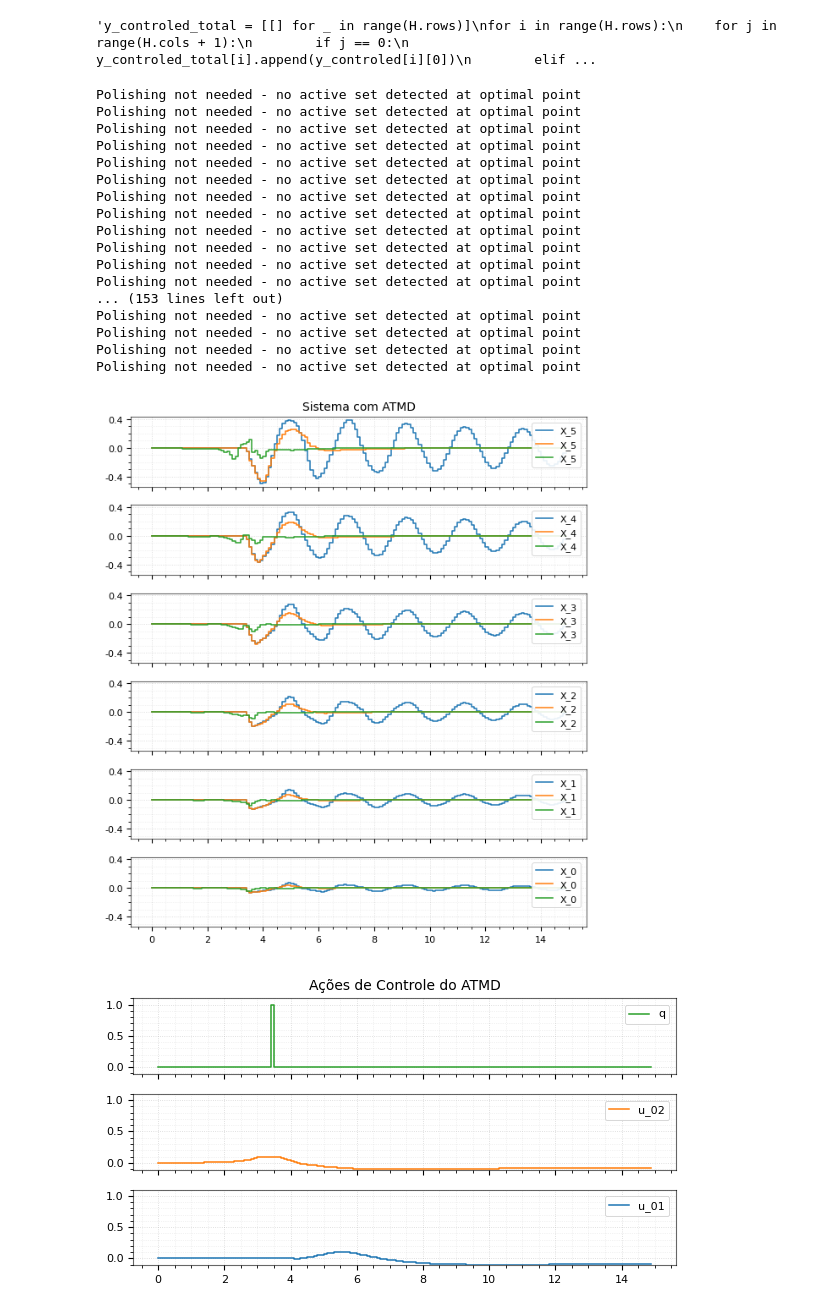
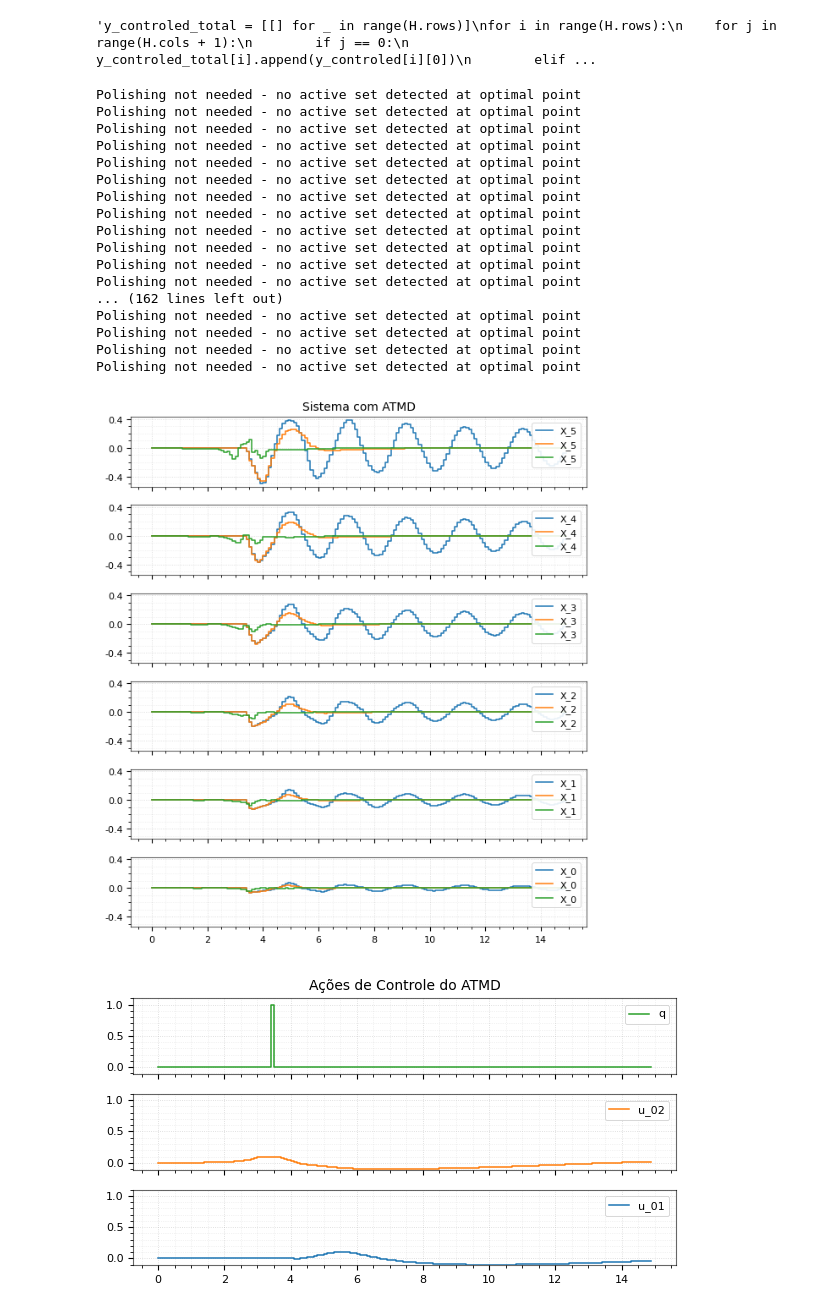
Before and after one commit to AlisonTristao/renovaveis, a Jupyter notebook: model.ipynb, the cells around one changed output. Cells and saved outputs as stored; diff of their text form; code cells hidden in the pictures.

```diff
--- a/model.ipynb
+++ b/model.ipynb
@@ -763,7 +763,7 @@ plot(time, y_controled, "Resposta forçada - CARIMA", cols_name)'''
 N_u = 30
 N_y = 30
 
-alpha_list = 0.0
+alpha_list = 0.01
 R_list = np.eye(N_u) * alpha_list
 Q_list = np.eye(N_y * n_node)
 delta_arr = [0.1**i for i in range(n_node)]
@@ -832,8 +832,8 @@ u_arr = [[[[], "u_01", 'C0', None]],
          [[[], "u_02", 'C1', None]],
          [[[], "q", 'C2', None]]]
 
-plant_arr_01 = []
-plant_arr_02 = []
+plant_arr_1 = []
+plant_arr_2 = []
 plant_arr_ma = []
 
 for i in range(H.rows):
@@ -842,11 +842,11 @@ for i in range(H.rows):
 
     # controle sem feedfoward
     plant_ij = Plant(H_u, H_q)
-    plant_arr_01.append(plant_ij)
+    plant_arr_1.append(plant_ij)
 
     # controle com feedfoward
     plant_1 = Plant(H_u, H_q)
-    plant_arr_02.append(plant_1)
+    plant_arr_2.append(plant_1)
 
     # malha aberta
     plant_2 = Plant(H_u, H_q)
@@ -876,21 +876,21 @@ for i in range(len(time)):
 
         # roda a simulacao da planta
         y_ma = plant_arr_ma[j].step(0, q)
-        y_01 = plant_arr_01[j].step(u_opt_matr_1, q)
-        y_02 = plant_arr_02[j].step(u_opt_matr_2, q)
+        y_01 = plant_arr_1[j].step(u_opt_matr_1, q)
+        y_02 = plant_arr_2[j].step(u_opt_matr_2, q)
 
         # pega as condicoes iniciais
         '''y_pastma = plant_arr_ma[j].y_past()
         u_pastma = plant_arr_ma[j].u_past()
         q_pastma = plant_arr_ma[j].q_past()'''
 
-        y_past1 = plant_arr_01[j].y_past()
-        u_past1 = plant_arr_01[j].u_past()
-        q_past1 = plant_arr_01[j].q_past()
+        y_past1 = plant_arr_1[j].y_past()
+        u_past1 = plant_arr_1[j].u_past()
+        q_past1 = plant_arr_1[j].q_past()
 
-        y_past2 = plant_arr_02[j].y_past()
-        u_past2 = plant_arr_02[j].u_past()
-        q_past2 = plant_arr_02[j].q_past()
+        y_past2 = plant_arr_2[j].y_past()
+        u_past2 = plant_arr_2[j].u_past()
+        q_past2 = plant_arr_2[j].q_past()
 
         # predição com feedfoward
         y_feedfoward = F_list[j] @ y_past2 + M_list[j] @ u_past2 + M_q_list[j] @ q_past2 + G_q_list[j] @ q_future
@@ -967,34 +967,34 @@ for i in range(len(time)):
     # pega a primeira ação de controle
     u_opt_matr_1 = u_var_1.value[0]
     u_opt_matr_2 = u_var_2.value[0]
 
     # saturação
     u_opt_matr_1 = max(min(u_opt_matr_1, u_max), u_min)
     u_opt_matr_2 = max(min(u_opt_matr_2, u_max), u_min)
 
 plot_1_column(time, y_arr, "Sistema com ATMD")
 plot_1_column(time, u_arr, "Ações de Controle do ATMD")
 plot_ladder_uq(y_arr, x_label="Deslocamento [µm]", cols_name=["Malha Aberta", "GPC", "GPC - feedforward"])
 plot_ladder_uq_gif(time, y_arr, x_label="Deslocamento [µm]", cols_name=["Malha Aberta", "GPC", "GPC - feedforward"])
 # %% [output]
 Polishing not needed - no active set detected at optimal point
 Polishing not needed - no active set detected at optimal point
 Polishing not needed - no active set detected at optimal point
 Polishing not needed - no active set detected at optimal point
 Polishing not needed - no active set detected at optimal point
 Polishing not needed - no active set detected at optimal point
 Polishing not needed - no active set detected at optimal point
 Polishing not needed - no active set detected at optimal point
 Polishing not needed - no active set detected at optimal point
 Polishing not needed - no active set detected at optimal point
 Polishing not needed - no active set detected at optimal point
 Polishing not needed - no active set detected at optimal point
-... (153 lines left out)
+... (162 lines left out)
 Polishing not needed - no active set detected at optimal point
 Polishing not needed - no active set detected at optimal point
 Polishing not needed - no active set detected at optimal point
 Polishing not needed - no active set detected at optimal point
 [figure]
-[figure, old version]
+[figure, new version]
 [figure]
 Animação salva como 'ladder_uq.gif'.
```
Also changed, not shown: 1 other file.
